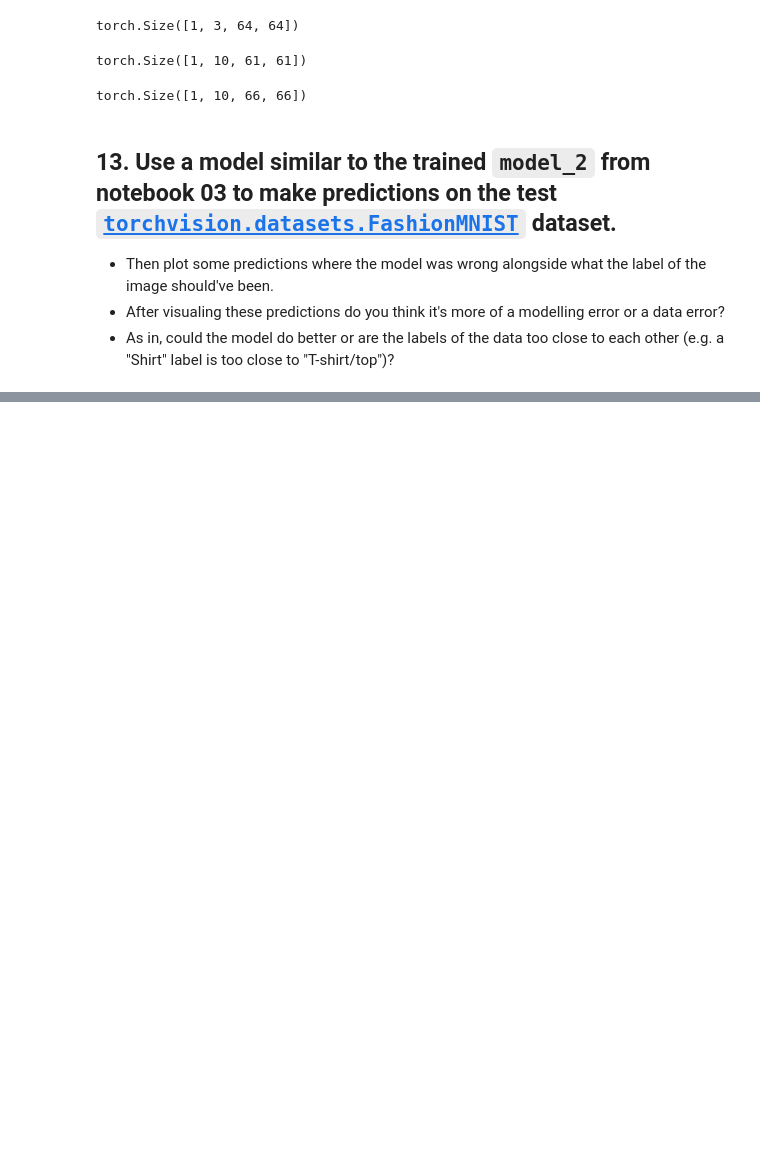
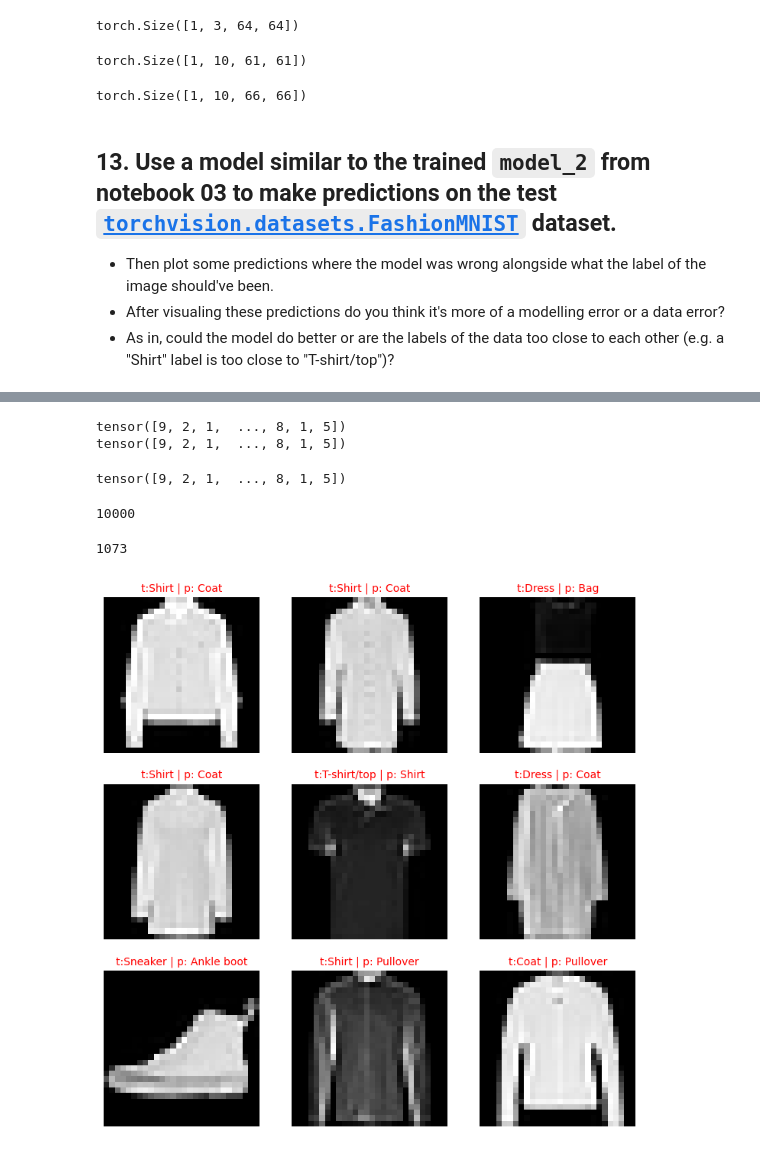
Before and after one commit to zahra-sharifzadeh/pytorch, a Jupyter notebook: extras/exercises/03_pytorch_computer_vision_exercises.ipynb, the cells around one changed output, grey strips where cells are left out. Cells and saved outputs as stored; diff of their text form; code cells hidden in the pictures; blank space fills up the shorter version.

```diff
--- a/extras/exercises/03_pytorch_computer_vision_exercises.ipynb
+++ b/extras/exercises/03_pytorch_computer_vision_exercises.ipynb
@@ -718,0 +787,4 @@ torch.Size([1, 10, 66, 66])
+# %%
+loss_fn = nn.CrossEntropyLoss()
+optimizer = torch.optim.SGD(params=model_fashion.parameters(),
+                            lr=0.1)
@@ -718,0 +829,54 @@ torch.Size([1, 10, 66, 66])
+# %%
+model_fashion.eval()
+model_fashion.to(device)
+
+y_preds = []
+y_true = []
+for X, y in test_fashion_dataloader:
+  X, y = X.to(device), y.to(device)
+  y_true.append(y.cpu())
+  y_logit = model_fashion(X)
+  y_prob = y_logit.softmax(dim=1)
+  y_pred = y_prob.argmax(dim=1)
+
+  y_preds.append(y_pred.cpu())
+y_true = torch.cat(y_true)
+y_preds = torch.cat(y_preds)
+  # print(y_logit.shape)
+print(y_preds)
+print(y_true)
+# %% [output]
+tensor([9, 2, 1,  ..., 8, 1, 5])
+tensor([9, 2, 1,  ..., 8, 1, 5])
+# %%
+test_data_FashionMNIST.targets
+# %% [output]
+tensor([9, 2, 1,  ..., 8, 1, 5])
+# %%
+len(y_true)
+# %% [output]
+10000
+# %%
+wrong_idx = []
+for i in range(len(y_true)):
+  if test_data_FashionMNIST.targets[i] != y_preds[i]:
+    wrong_idx.append(i)
+
+len(wrong_idx)
+# %% [output]
+1073
+# %%
+fig = plt.figure(figsize=(9, 9))
+rows, cols = 3, 3
+samples = random.sample(wrong_idx,k=9)
+i=0
+for sample in samples:
+  i= i+1
+  img , label = test_data_FashionMNIST[sample]
+  plt.subplot(rows, cols,i)
+  plt.imshow(img.squeeze(dim=0), cmap="gray")
+  s= f"t:{fashion_classes[label]} | p: {fashion_classes[y_preds[sample]]}"
+  plt.title(s , fontsize=10, color="red")
+  plt.axis(False)
+# %% [output]
+[figure, added]
```
Also changed, not shown: parts of 21 cells of this notebook.
